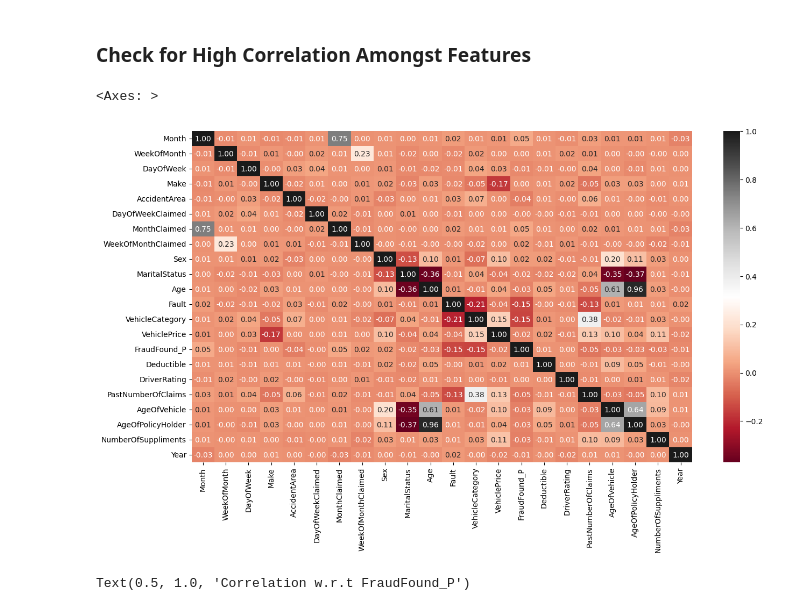
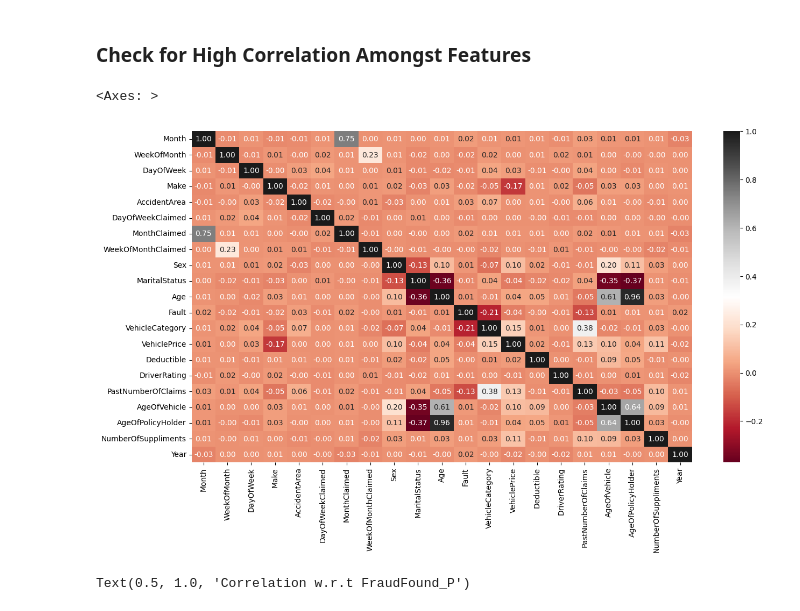
Before and after one commit to stekunda/vehicle-fraud-detection, a Jupyter notebook: data_cleaning.ipynb, the cells around one changed output. Drawn from its saved outputs; the diff is of its cells as text; code cells hidden in the pictures.

```diff
--- a/data_cleaning.ipynb
+++ b/data_cleaning.ipynb
@@ -339,11 +339,13 @@ frequency_encoder(df)
 # %%
 plt.figure(figsize=(15, 8))
 # Ensure only numerical columns are displayed
 numerical_df = df.select_dtypes(include=[np.number])
+# Drop the 'FraudFound_P' column
+numerical_df = numerical_df.drop(columns=['FraudFound_P'])
 sns.heatmap(numerical_df.corr(), cmap='RdGy', annot=True, fmt=".2f")
 # %% [output]
 <Axes: >
-[figure, old version]
+[figure, new version]
 # %%
 # Age and AgeOfPolicyHolder are highly correlated, so we will drop Age
 df.drop('Age',axis=1,inplace=True)
```
Also changed, not shown: parts of 13 cells of this notebook.
